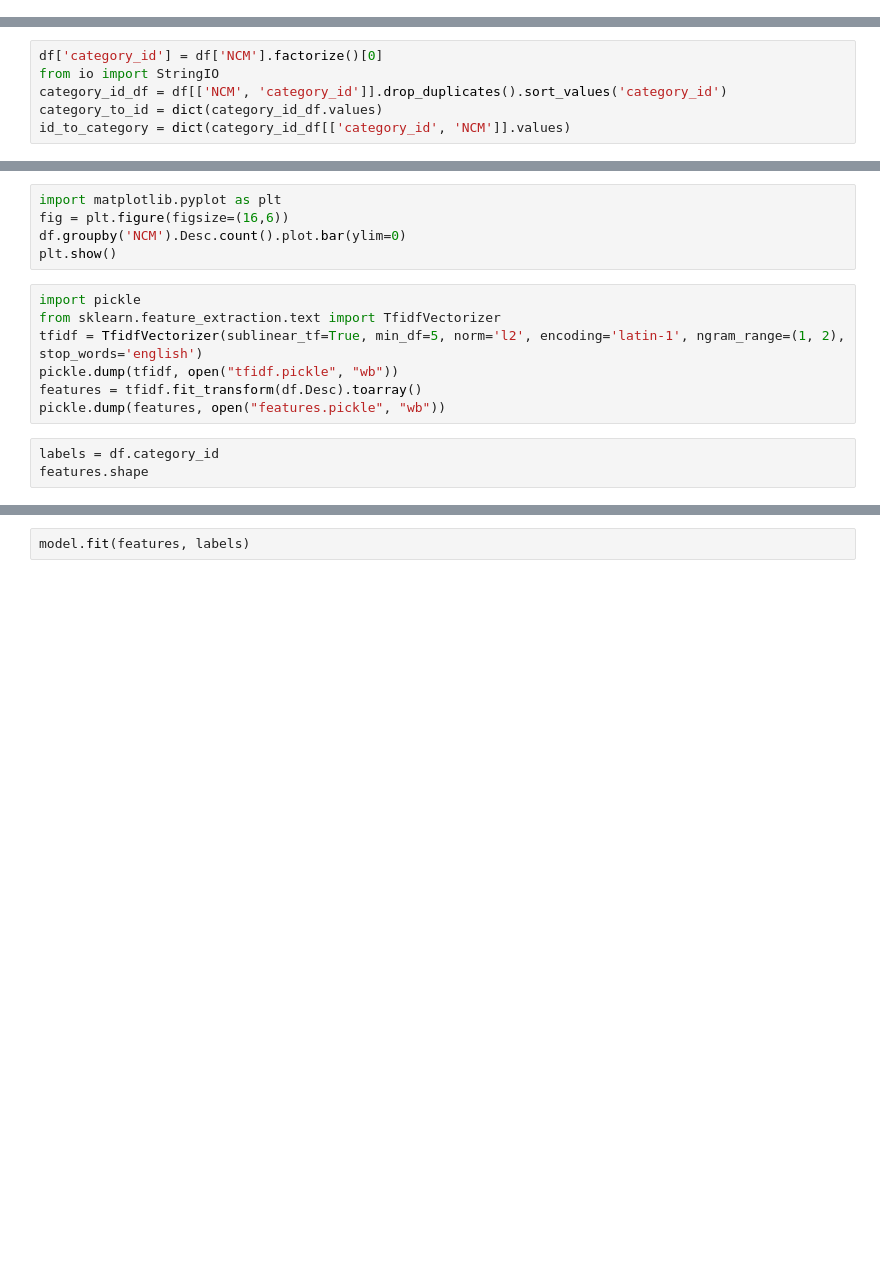
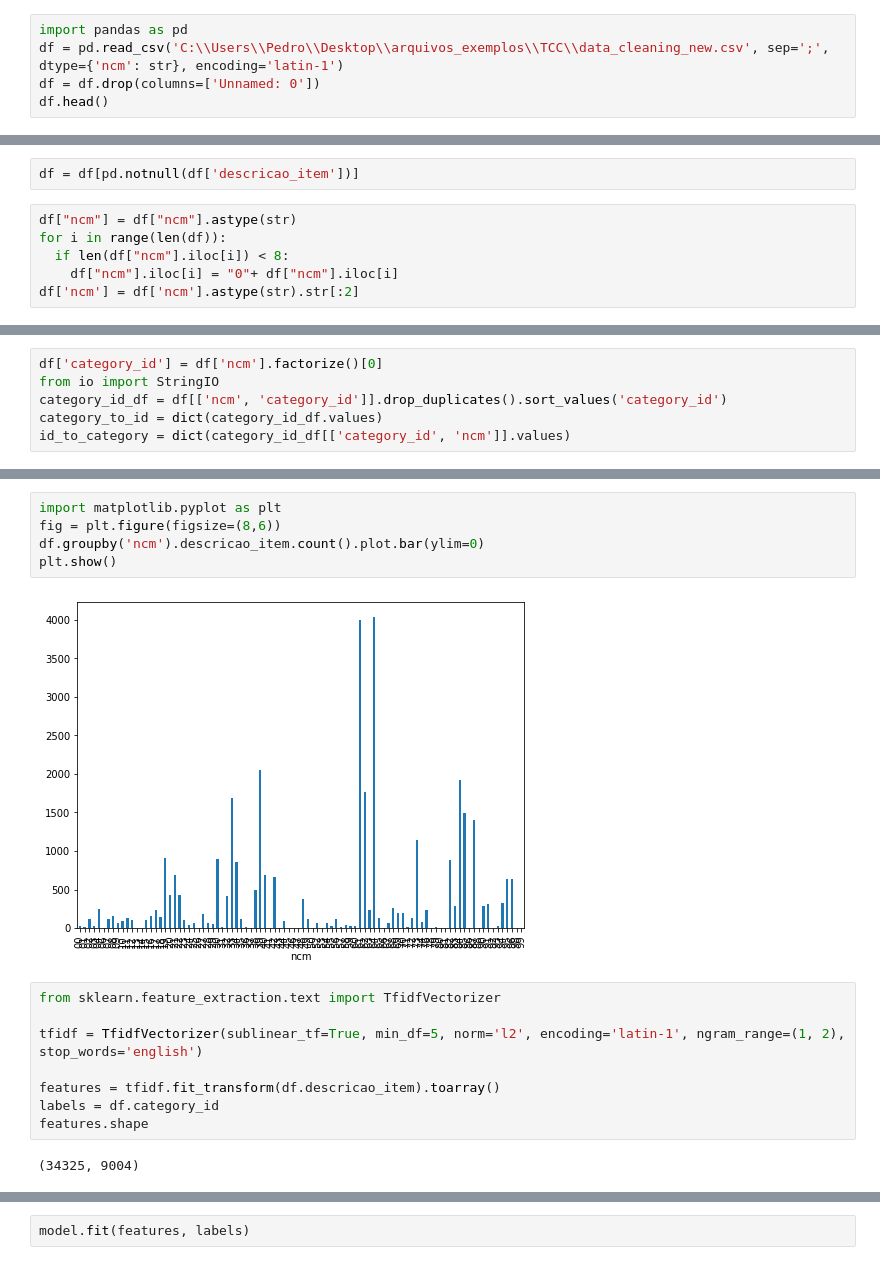
Before and after one commit to pedrobragap/products_classification, a Jupyter notebook: products_classificantion.ipynb, the cells around one changed output, grey strips where cells are left out. Saved outputs shown, nothing was run; the diff lists cells and outputs as text; blank space fills up the shorter version.

```diff
--- a/products_classificantion.ipynb
+++ b/products_classificantion.ipynb
@@ -9,0 +1,5 @@ df
+# %%
+import pandas as pd
+df = pd.read_csv('C:\\Users\\Pedro\\Desktop\\arquivos_exemplos\\TCC\\data_cleaning_new.csv', sep=';',  dtype={'ncm': str}, encoding='latin-1')
+df = df.drop(columns=['Unnamed: 0'])
+df.head()
@@ -12,0 +15,8 @@ df.shape
+# %%
+df = df[pd.notnull(df['descricao_item'])]
+# %%
+df["ncm"] = df["ncm"].astype(str)
+for i in range(len(df)):
+  if len(df["ncm"].iloc[i]) < 8:
+    df["ncm"].iloc[i] = "0"+ df["ncm"].iloc[i]
+df['ncm'] = df['ncm'].astype(str).str[:2]
@@ -13,7 +39,7 @@ df.shape
 # %%
-df['category_id'] = df['NCM'].factorize()[0]
+df['category_id'] = df['ncm'].factorize()[0]
 from io import StringIO
-category_id_df = df[['NCM', 'category_id']].drop_duplicates().sort_values('category_id')
+category_id_df = df[['ncm', 'category_id']].drop_duplicates().sort_values('category_id')
 category_to_id = dict(category_id_df.values)
-id_to_category = dict(category_id_df[['category_id', 'NCM']].values)
+id_to_category = dict(category_id_df[['category_id', 'ncm']].values)
 # %%
@@ -21,18 +54,20 @@ df.tail()
 # %%
 import matplotlib.pyplot as plt
-fig = plt.figure(figsize=(16,6))
-df.groupby('NCM').Desc.count().plot.bar(ylim=0)
+fig = plt.figure(figsize=(8,6))
+df.groupby('ncm').descricao_item.count().plot.bar(ylim=0)
 plt.show()
+# %% [output]
+[figure, added]
 # %%
-import pickle
 from sklearn.feature_extraction.text import TfidfVectorizer
+
 tfidf = TfidfVectorizer(sublinear_tf=True, min_df=5, norm='l2', encoding='latin-1', ngram_range=(1, 2), stop_words='english')
-pickle.dump(tfidf, open("tfidf.pickle", "wb"))
-features = tfidf.fit_transform(df.Desc).toarray()
-pickle.dump(features, open("features.pickle", "wb"))
+
+features = tfidf.fit_transform(df.descricao_item).toarray()
+labels = df.category_id
+features.shape
+# %% [output]
+(34325, 9004)
-# %%
-labels = df.category_id
-features.shape
 # %%
 from sklearn.feature_selection import chi2
 import numpy as np
```
Also changed, not shown: parts of 22 cells of this notebook.
